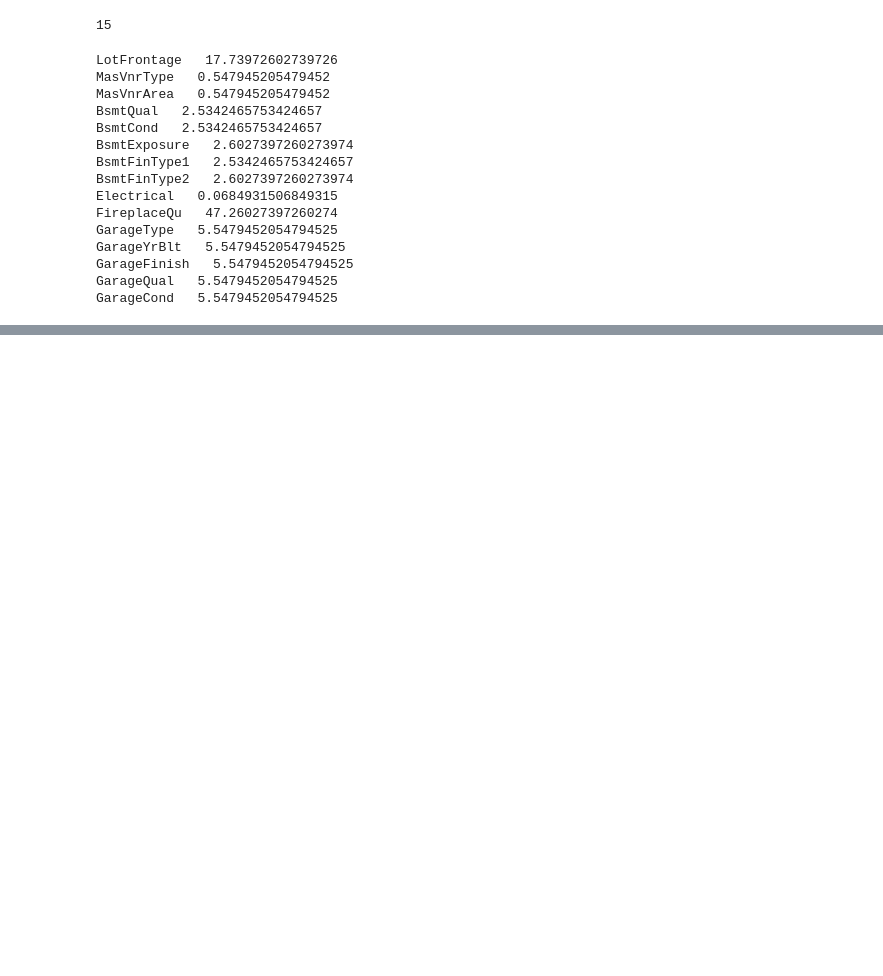
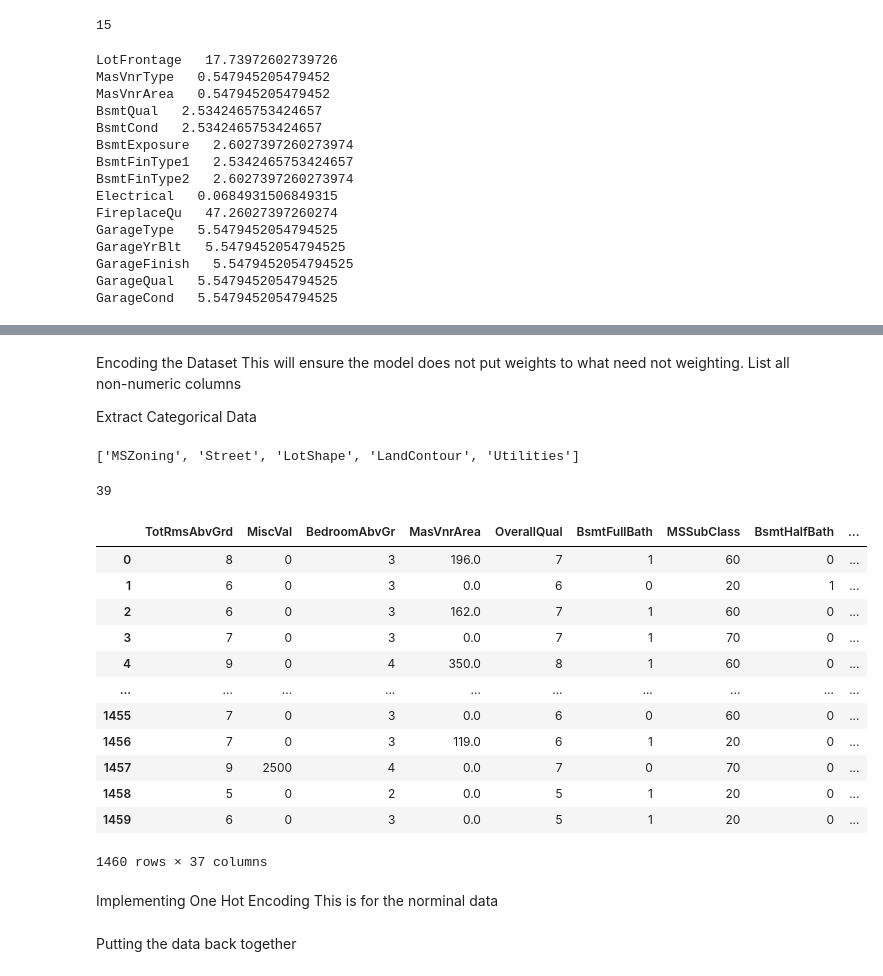
Before and after one commit to Mark-Kinyua/Task1_ML_Group2, a Jupyter notebook: group_task2_ML_ICS.ipynb, the cells around one changed output, grey strips where cells are left out. Drawn from its saved outputs; the diff is of its cells as text; code cells hidden in the pictures; blank space fills up the shorter version.

```diff
--- a/group_task2_ML_ICS.ipynb
+++ b/group_task2_ML_ICS.ipynb
@@ -133,0 +167,8 @@ data.dropna(axis=1, thresh=0.5 * (len(data)), inplace=True)
+# %%
+# Backward filing
+for j in bfill_data:
+    data[j].fillna(method = 'bfill', inplace=True)
+# %%
+# Forward filing
+for k in ffill_data:
+    data[k].fillna(method = 'ffill', inplace=True)
@@ -133,0 +190,41 @@ data.dropna(axis=1, thresh=0.5 * (len(data)), inplace=True)
+# %% [markdown]
+Encoding the Dataset
+This will ensure the model does not put weights to what need not weighting.
+List all non-numeric columns
+
+Extract Categorical Data
+# %%
+categorical_features = list(data.select_dtypes(include=['object']).copy().columns)
+# %%
+categorical_features[:5]
+# %% [output]
+['MSZoning', 'Street', 'LotShape', 'LandContour', 'Utilities']
+# %%
+len(categorical_features)
+# %% [output]
+39
+# %%
+# NOT SURE
+
+nom_data=['MSZoning', 'LandContour', 'LotConfig','Neighborhood','RoofStyle','RoofMatl','Exterior1st','Exterior2nd','Foundation','BsmtFinType1','CentralAir']
+ord_data = list(set(categorical_features)-set(nom_data))
+num_data = list(set(initial_features)-set(categorical_features))
+target = ['SalePrice']
+# %%
+# NOT SURE
+
+data[num_data]
+# %% [output]
+|  | TotRmsAbvGrd | MiscVal | BedroomAbvGr | MasVnrArea | OverallQual | BsmtFullBath | MSSubClass | BsmtHalfBath | ... |
+| 0 | 8 | 0 | 3 | 196.0 | 7 | 1 | 60 | 0 | ... |
+| 1 | 6 | 0 | 3 | 0.0 | 6 | 0 | 20 | 1 | ... |
+| 2 | 6 | 0 | 3 | 162.0 | 7 | 1 | 60 | 0 | ... |
+| 3 | 7 | 0 | 3 | 0.0 | 7 | 1 | 70 | 0 | ... |
+| 4 | 9 | 0 | 4 | 350.0 | 8 | 1 | 60 | 0 | ... |
+| ... | ... | ... | ... | ... | ... | ... | ... | ... | ... |
+| 1455 | 7 | 0 | 3 | 0.0 | 6 | 0 | 60 | 0 | ... |
+| 1456 | 7 | 0 | 3 | 119.0 | 6 | 1 | 20 | 0 | ... |
+| 1457 | 9 | 2500 | 4 | 0.0 | 7 | 0 | 70 | 0 | ... |
+| 1458 | 5 | 0 | 2 | 0.0 | 5 | 1 | 20 | 0 | ... |
+| 1459 | 6 | 0 | 3 | 0.0 | 5 | 1 | 20 | 0 | ... |
+1460 rows × 37 columns
@@ -133,0 +236,2 @@ data.dropna(axis=1, thresh=0.5 * (len(data)), inplace=True)
+# %% [markdown]
+Implementing One Hot Encoding This is for the norminal data
@@ -133,0 +240,2 @@ data.dropna(axis=1, thresh=0.5 * (len(data)), inplace=True)
+# %% [markdown]
+Putting the data back together
```
Also changed, not shown: parts of 44 cells of this notebook.
